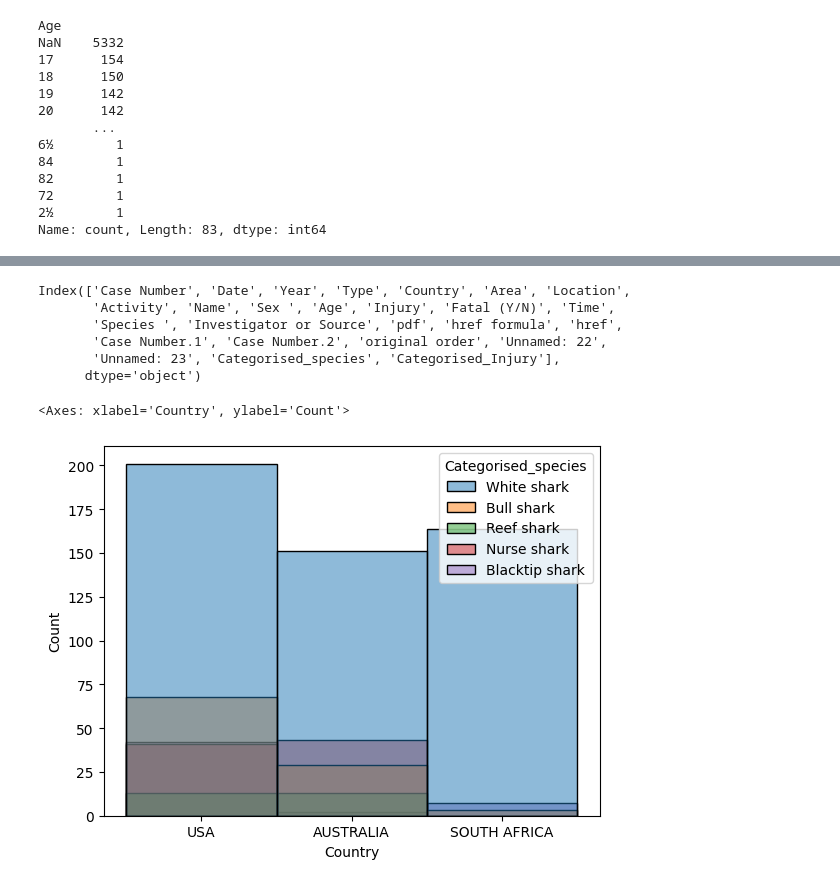
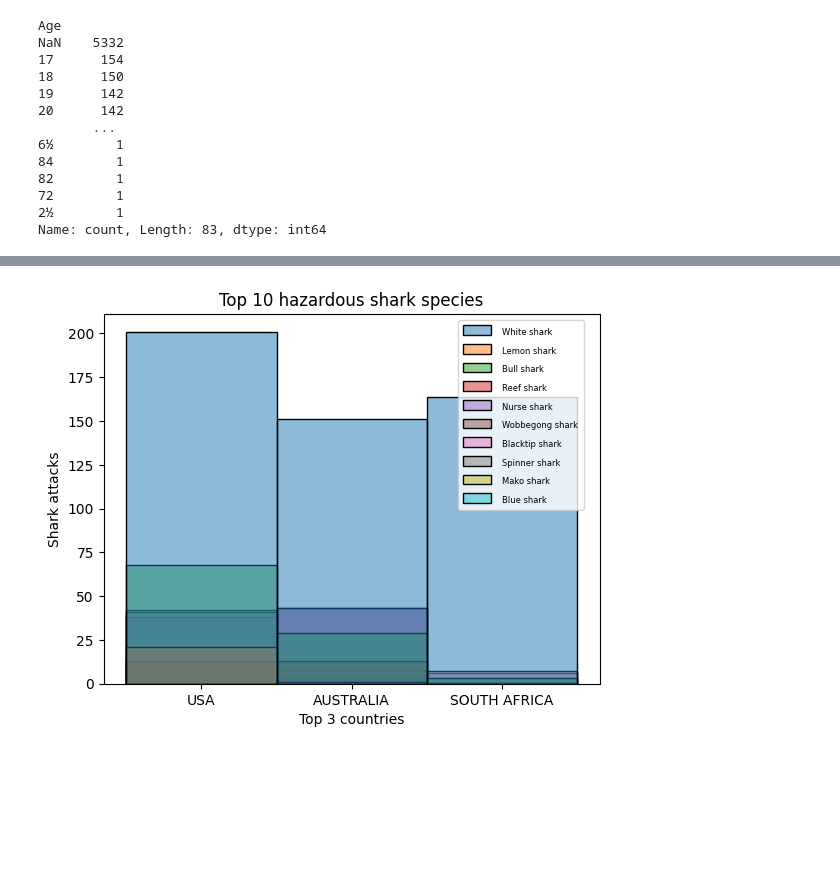
Before and after one commit to Futurartina/Sharks, a Jupyter notebook: main.ipynb, the cells around one changed output, grey strips where cells are left out. Drawn from its saved outputs; the diff is of its cells as text; code cells hidden in the pictures; blank space fills up the shorter version.

Commit message:
sharks

```diff
--- a/main.ipynb
+++ b/main.ipynb
@@ -217,3 +157,0 @@ Name: count, Length: 3917, dtype: int64
-# %%
-attacks["Investigator or Source"] = attacks["Investigator or Source"].str.replace(r'\s+?', '', regex=True)
-# Deletes spaces of all date in "Investigator or Source".
@@ -259,3 +157,0 @@ Name: count, Length: 3759, dtype: int64
-# %%
-attacks["Investigator or Source"] = attacks["Investigator or Source"].str.replace(r'\.com?|.es?', '', regex=True)
-# Deletes ".com" or ".es" of all date in "Investigator or Source".
@@ -301,3 +157,0 @@ Name: count, Length: 3732, dtype: int64
-# %%
-attacks["Investigator or Source"] = attacks["Investigator or Source"].str.replace(r'([^,]+),', '', regex=True)
-# Deletes words before commas in all date in "Investigator or Source".
@@ -343,3 +157,0 @@ Name: count, Length: 2664, dtype: int64
-# %%
-attacks["Investigator or Source"] = attacks["Investigator or Source"].str.replace(r';([^;]+)', '', regex=True)
-# Deletes words after semicolons in all date in "Investigator or Source".
@@ -1748,29 +1521,41 @@ attacks["Age"].tolist()
  'NaN',
  '16',
  ...]
-# %%
-attacks.columns
-# %% [output]
-Index(['Case Number', 'Date', 'Year', 'Type', 'Country', 'Area', 'Location',
-       'Activity', 'Name', 'Sex ', 'Age', 'Injury', 'Fatal (Y/N)', 'Time',
-       'Species ', 'Investigator or Source', 'pdf', 'href formula', 'href',
-       'Case Number.1', 'Case Number.2', 'original order', 'Unnamed: 22',
-       'Unnamed: 23', 'Categorised_species', 'Categorised_Injury'],
-      dtype='object')
 # %%
 filtered = attacks['Country'].value_counts().head(3)
 filtered = filtered.index.tolist()
+data_filtered = attacks[attacks['Country'].isin(filtered)]
+# Defines only the first 3 countries with the highest numbers.
 
-data_filtered = attacks[attacks['Country'].isin(filtered)]
-
-
-filtered = attacks['Categorised_species'].value_counts().head(6)
+filtered = attacks['Categorised_species'].value_counts().head(11)
 filtered = filtered.index.tolist()
+# Defines only the first 10 species with the highest numbers.
 
 data_filtered = data_filtered[data_filtered['Categorised_species'].isin(filtered)]
 data_filtered = data_filtered[data_filtered['Categorised_species'] != "unknown"]
+# For species, the value "unknown" is not included in the histogram.
 
-sns.histplot(data=data_filtered, x="Country", hue="Categorised_species")
+histplot = sns.histplot(data=data_filtered, x="Country", hue="Categorised_species")
+plt.title("Top 10 hazardous shark species")
+# The title of the graph is changed to "Top 5 hazardous shark species".
+
+plt.xlabel("Top 3 countries")
+# The title of X-axis is changed to "Top 3 countries".
+
+plt.ylabel("Shark attacks")
+# The title of Y-axis is changed to "Top 3 countries".
+
+legend = histplot.get_legend()
+legend.set_title('')
+#The title of the legend is deleted.
+
+for label in legend.get_texts():
+    label.set_fontsize(6)
+# The fontsize of the legend is changed to 9.
+
+legend.set_bbox_to_anchor((0.7,0.45))
+# The position of the legend is changed.
+
+plt.show()
 # %% [output]
-<Axes: xlabel='Country', ylabel='Count'>
-[figure, old version]
+[figure, new version]
```
Also changed, not shown: parts of 47 cells of this notebook, 8 other files.
